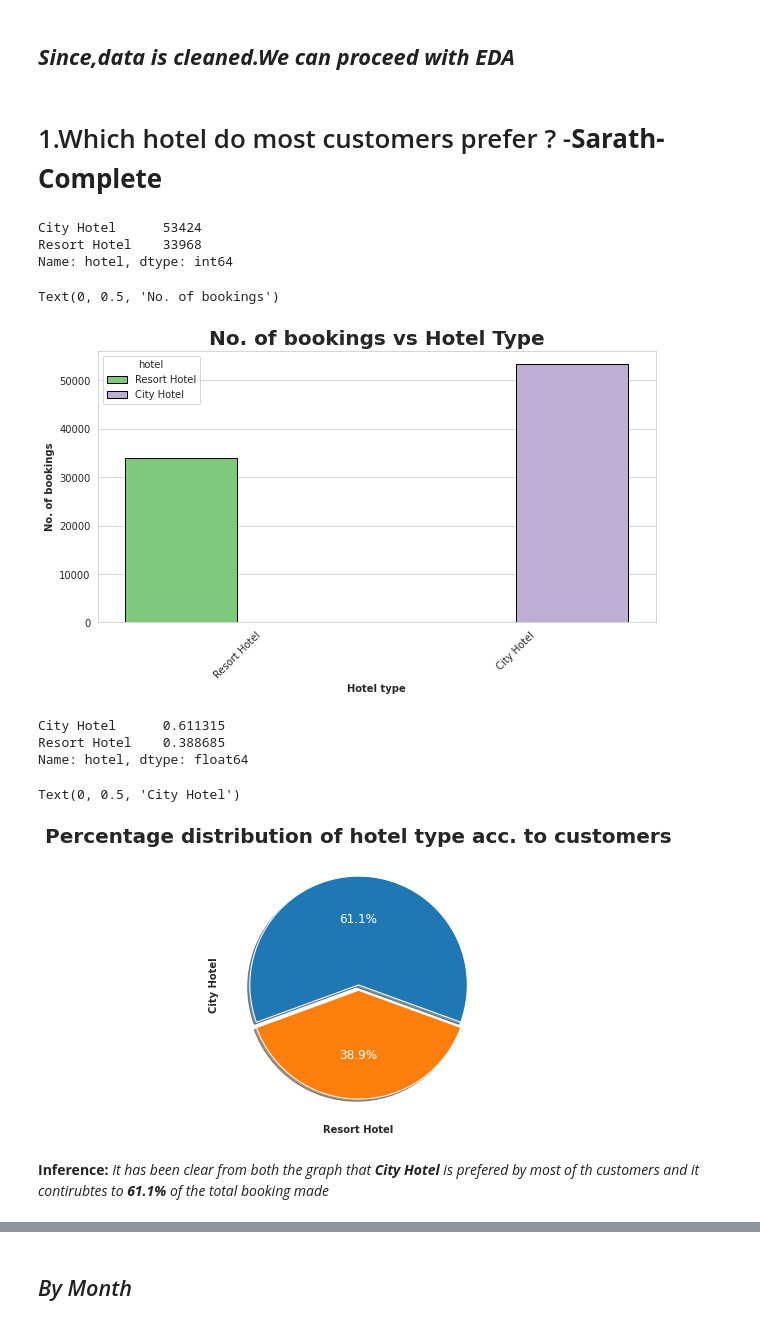
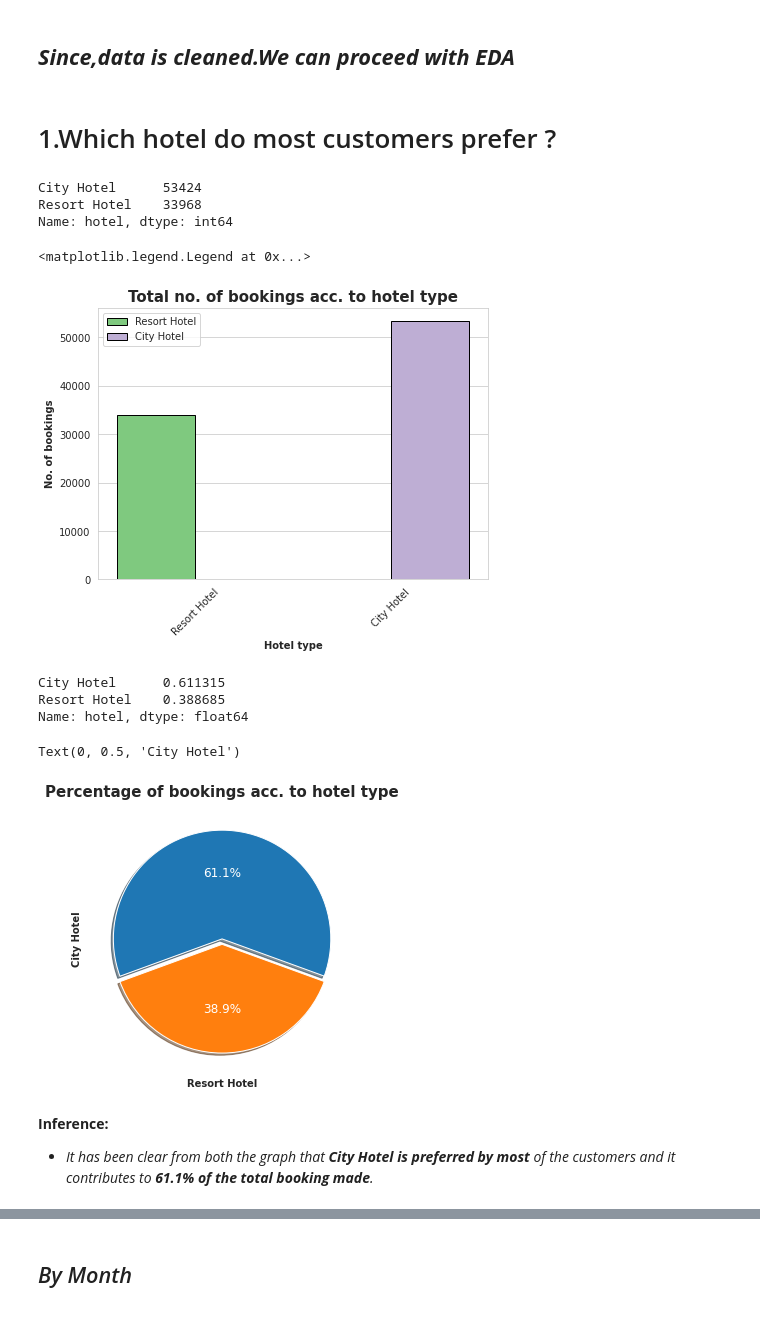
Before and after one commit to sarathsoman14/sarathsoman14-Hotel-Booking-Exploratory-Data-Analysis-EDA-, a Jupyter notebook: Hotel_Booking_Exploratory_Data_Analysis_Capstone_Project.ipynb, the cells around one changed output, grey strips where cells are left out. Cells and saved outputs as stored; diff of their text form; code cells hidden in the pictures.

```diff
--- a/Hotel_Booking_Exploratory_Data_Analysis_Capstone_Project.ipynb
+++ b/Hotel_Booking_Exploratory_Data_Analysis_Capstone_Project.ipynb
@@ -420,7 +415,7 @@ dtype: int64
 # %% [markdown]
 ## <b>***Since,data is cleaned.We can proceed with EDA***
 # %% [markdown]
-# 1.Which hotel do most customers prefer ? -**Sarath-Complete**
+# 1.Which hotel do most customers prefer ?
 # %%
 # Checking most preferred hotel
 most_prefered_hotel=hotel_df['hotel'].value_counts()
@@ -431,15 +426,17 @@ Resort Hotel    33968
 Name: hotel, dtype: int64
 # %%
 # Visualization in bar graph
-plt.figure(figsize=(10,5))
-sns.countplot(x='hotel',hue='hotel',data=hotel_df,palette='Accent',saturation=1,edgecolor='black',linewidth=1)
-plt.title('No. of bookings vs Hotel Type',weight='bold',size=20)
+plt.figure(figsize=(7,5))
+sns.set_style('whitegrid')
+sns.countplot(x='hotel',hue='hotel',data=hotel_df,palette='Accent',saturation=1,edgecolor='black')
+plt.title('Total no. of bookings acc. to hotel type',weight='bold',size=15)
 plt.xlabel('Hotel type',weight='bold')
 plt.xticks(rotation=45)
 plt.ylabel('No. of bookings',weight='bold')
+plt.legend(loc='upper left')
 # %% [output]
-Text(0, 0.5, 'No. of bookings')
+<matplotlib.legend.Legend at 0x...>
-[figure, old version]
+[figure, new version]
 # %%
 # Visualization in pie chart of percentage distribution of hotel
 hotel_type_perecent_distribution=hotel_df['hotel'].value_counts(normalize=True)
@@ -449,14 +446,15 @@ City Hotel      0.611315
 Resort Hotel    0.388685
 Name: hotel, dtype: float64
 # %%
-plt.figure(figsize=(10,5))
+plt.figure(figsize=(7,5))
 plt.pie(hotel_type_perecent_distribution,startangle=340,explode=(0,0.05),autopct='%1.1f%%' ,textprops={'color':"w",'fontsize':12},shadow=True)
-plt.title('Percentage distribution of hotel type acc. to customers',weight='bold',size=20)
+plt.title('Percentage of bookings acc. to hotel type',weight='bold',size=15)
 plt.xlabel('Resort Hotel',weight='bold')
 plt.ylabel('City Hotel',weight='bold')
 # %% [output]
 Text(0, 0.5, 'City Hotel')
-[figure, old version]
+[figure, new version]
 # %% [markdown]
-**Inference:** *It has been clear from both the graph that **City Hotel** is prefered by most of th customers and it contirubtes to **61.1%** of the total booking made*
+**Inference:**
+*   *It has been clear from both the graph that **City Hotel is preferred by most** of the customers and it contributes to **61.1% of the total booking made**.*
 # %% [markdown]
```
Also changed, not shown: parts of 51 cells of this notebook.
